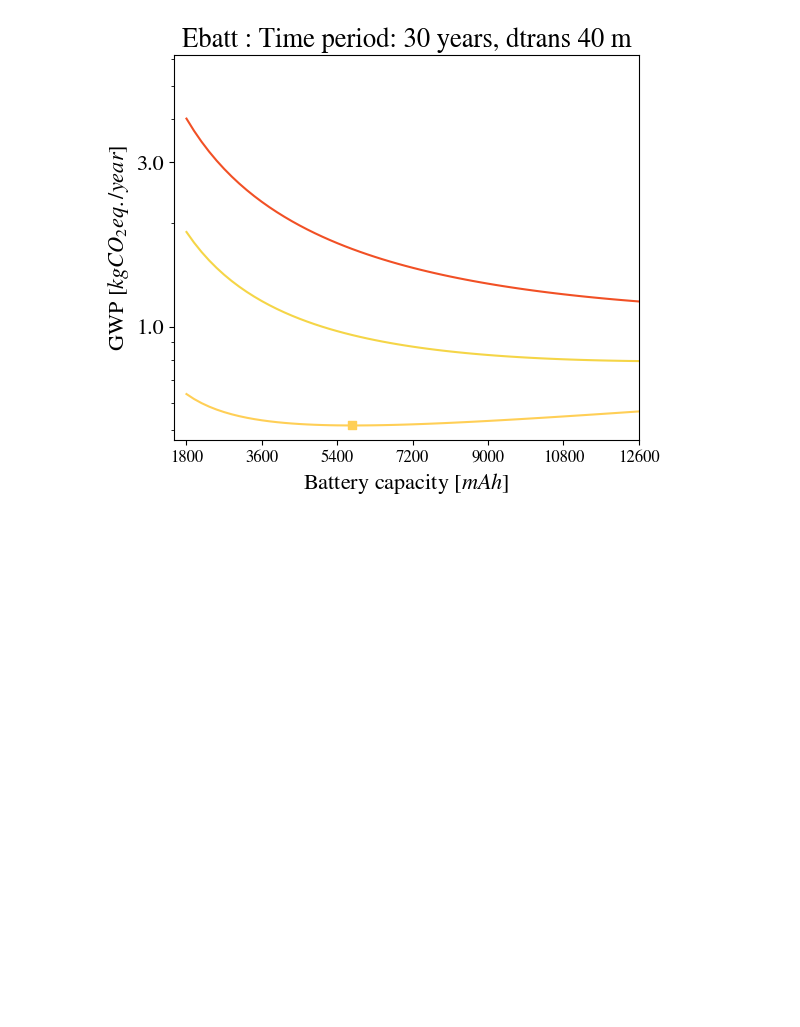
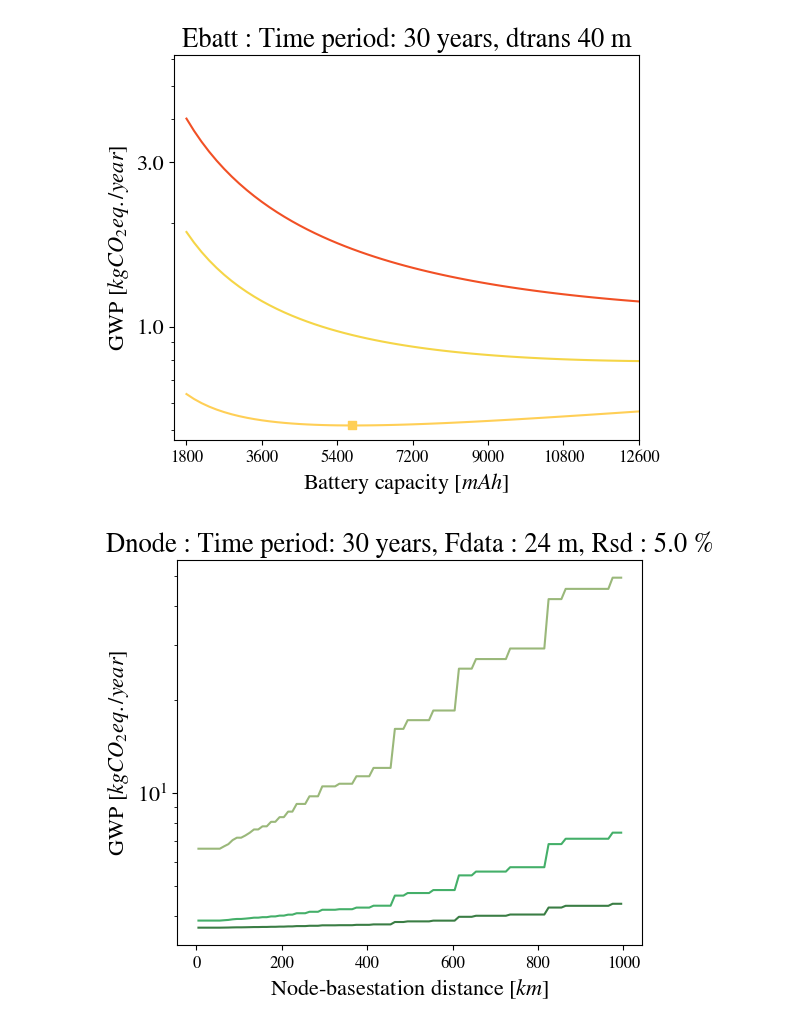
Before and after one commit to PolMaistriaux/IoT_Node_Modeling, a Jupyter notebook: Tests_Verified/NoteBook_Carbon_Footprint.ipynb, the cells around one changed output. Drawn from its saved outputs; the diff is of its cells as text; code cells hidden in the pictures; blank space fills up the shorter version.

```diff
--- a/Tests_Verified/NoteBook_Carbon_Footprint.ipynb
+++ b/Tests_Verified/NoteBook_Carbon_Footprint.ipynb
@@ -148,7 +160,7 @@ node_footprint = Node_BoM(  casing            =[0.709,    0.3932, 1.3259], #709
                             others            =[0.0938,   0.0546, 0.1394],
                             pcb               =[1.17,     0.9403, 1.5696], #1.17
                             power_supply      =[0.132,    0.0446, 0.1751],
-                            processing        =[0.366,    0.3665, 0.4537],
+                            processing        =[0.366,    0.366,  0.4537],
                             sensing           =[0.0539,   0.0539, 0.5561],
                             ui                =[0.0306,   0.0017, 0.1155],
                             transport         =[transport_f*show,transport_f*show,transport_f*show],
@@ -254,3 +266,26 @@ deployment_sweep_ebatt(Replacement_strategy = "Battery",
                        filename = None      ,figsize =(6,5) )
 # %% [output]
 [figure]
+# %%
+
+n_years = 30
+km_trans = 40
+
+node.change_task_rate(task_TPHG_3V3,24*12)
+this_task_tx0.set_distance(d= 700)
+
+deployment_sweep_dnode  (Replacement_strategy = "Battery",
+                        Footprint=node_footprint,
+                        Node=node,
+                        Nyears=n_years,
+                        param = [24,24*5,24*60],
+                        paramType ="fdata",
+                        dmin = 5,
+                        dmax=1000,
+                        d_step=10,
+                        Task_tx = this_task_tx0,
+                        PL_model=None,
+                        filename=None,
+                        figsize=(6,5))
+# %% [output]
+[figure, added]
```
Also changed, not shown: parts of 3 cells of this notebook, 9 other files.
